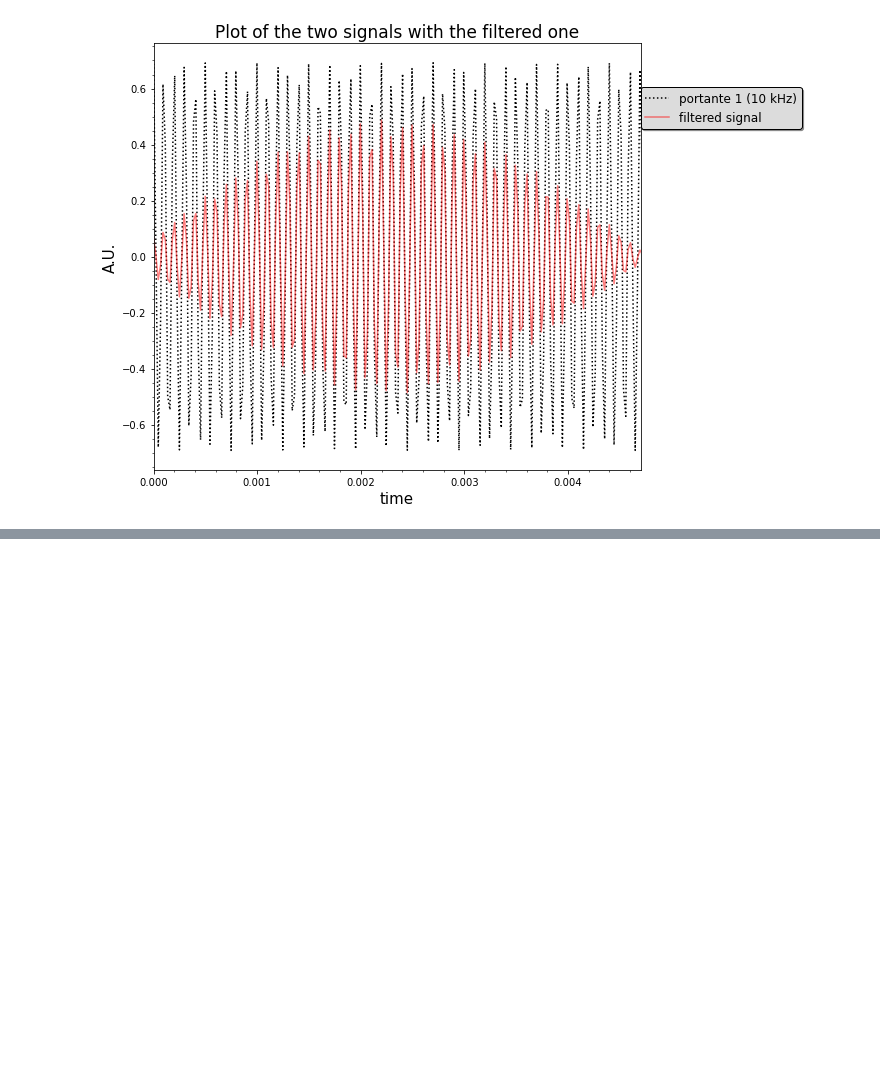
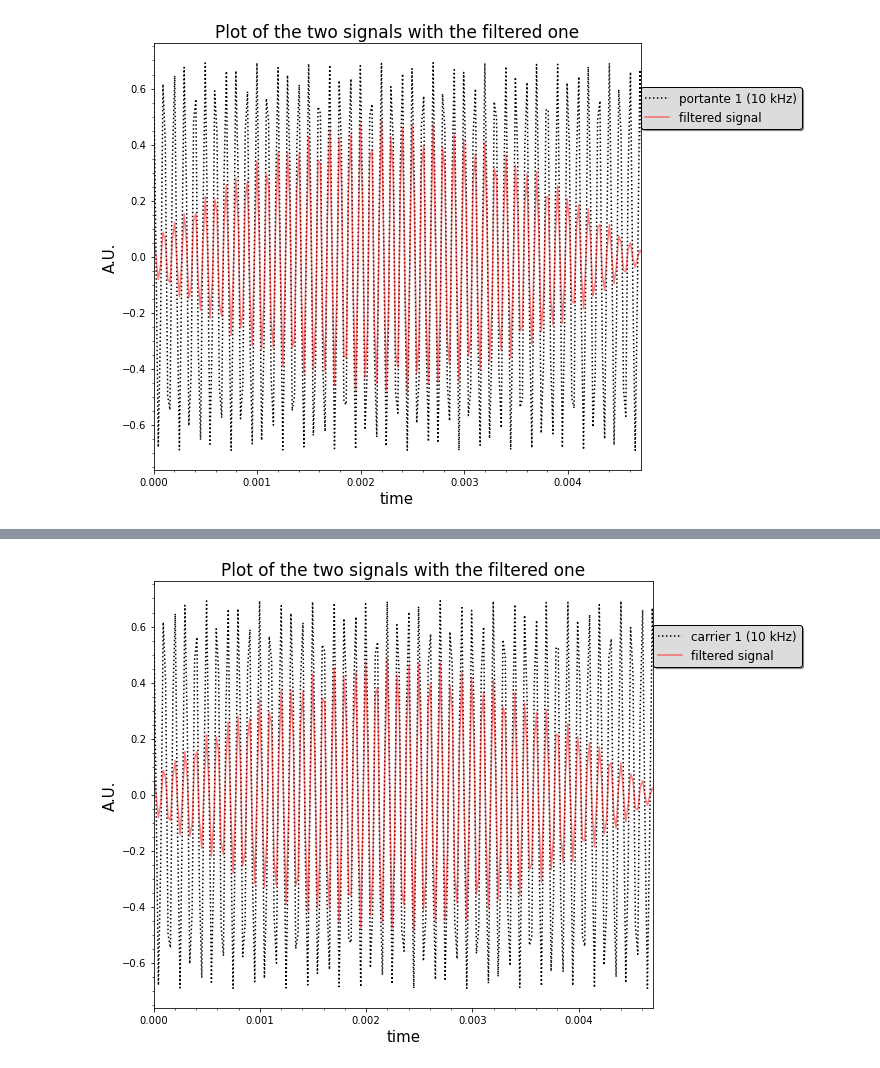
Before and after one commit to GiacomoFrn/MAPD_modA, a Jupyter notebook: python_part.ipynb, the cells around one changed output, grey strips where cells are left out. Drawn from its saved outputs; the diff is of its cells as text; code cells hidden in the pictures; blank space fills up the shorter version.

```diff
--- a/python_part.ipynb
+++ b/python_part.ipynb
@@ -216 +234,36 @@ fig.tight_layout()
+# %%
+multiplication_1 = pow_audio_signal_4*pow_audio_signal_1 # modulante*portante_1
+
+#CONVOLUTION BETWEEN FILTER AND THE SIGNAL
+N=len(coeff)+len(sig_audio_1)-1 #lunghezza della convoluzione (lunghezza segnale + lunghezza coefficienti - 1)
+
+
+#fft_coeff = fftpack.fft(coeff,N)    #Shift della fase
+fft_multiplication_1 = fftpack.fft(multiplication_1,N)
+out_corr_p1 = fft_multiplication_1*fft_coeff_corr
+out_p1 = fft_multiplication_1*fft_coeff
+freqs = fftpack.fftfreq(N)
+idx=np.argsort(freqs)
+#TIME DOMAIN FILTERED SIGNAL
+time_output = fftpack.ifft(out_p1,N)
+time_output_corr = fftpack.ifft(out_corr_p1,N)
+#print(time_output)
+time_output=time_output[numtaps-1:]
+time_output_corr=time_output_corr[numtaps-1:]
+fig, ax = plt.subplots(nrows=1, ncols=1, figsize=(10,7))
+#ax.plot(time_axis-(10/freq_sample_1),pow_audio_signal_1,color='blue', label='10 kHz signal', alpha=0.5)# Non prendiamo i primi 10, quindi shiftiamo l'11 al primo posto
+ax.plot(time_axis-(10/freq_sample_1),pow_audio_signal_1,':',color='black', label='carrier 1 (10 kHz)') #portnate_1
+ax.plot(time_axis,time_output_corr,color='red', label='filtered signal', alpha=0.5)
+ax.set_xlim(left=0, right=4.7/1000)
+ax.set_xlabel('time', fontsize=15)
+ax.set_ylabel('A.U.', fontsize=15)
+ax.legend(shadow=True, framealpha=1, facecolor='gainsboro', edgecolor='black', prop={'size':12}, loc=[1,0.8])
+ax.set_title('Plot of the two signals with the filtered one', fontsize=17)
+ax.minorticks_on()
+
+#0.5*(freq_sample_1)/(10*10000*1000)
+# rossa = filtrato, blu=modulante=segnale utile, nera = portante
+fig.tight_layout()
+# %% [output]
+[figure, added]
 # %%
```
Also changed, not shown: parts of 4 cells of this notebook.
